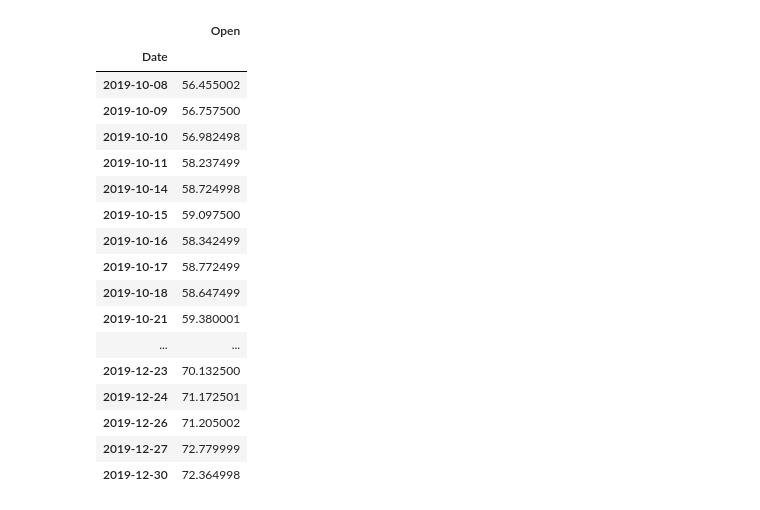
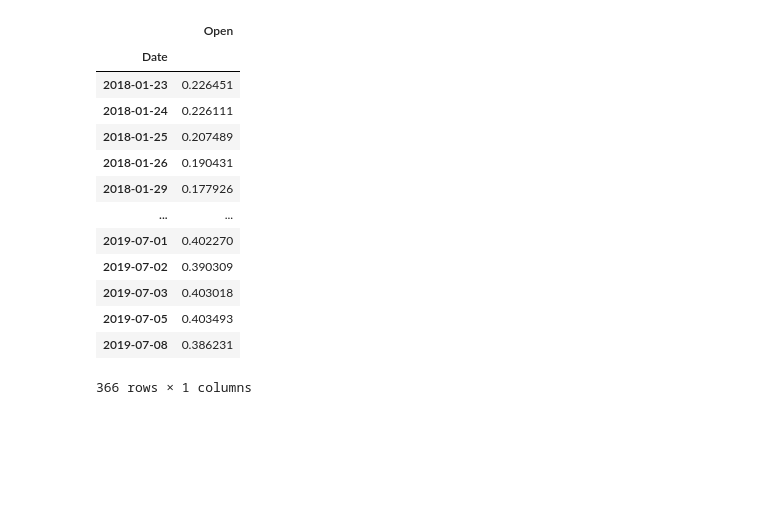
Before and after one commit to Kamran-Afzali/Quantitative-Finance, a Jupyter notebook: LSTM-stock-prediction-with-Keras-functional-API/Dl_Data.ipynb, the cells around one changed output. Cells and saved outputs as stored; diff of their text form; code cells hidden in the pictures; blank space fills up the shorter version.

Commit message:
lstm2021

```diff
--- a/LSTM-stock-prediction-with-Keras-functional-API/Dl_Data.ipynb
+++ b/LSTM-stock-prediction-with-Keras-functional-API/Dl_Data.ipynb
@@ -9,7 +9,7 @@ from yahoofinancials import YahooFinancials
 %matplotlib inline
 # %%
 appl_df = yf.download('AAPL',
-                      start='2019-01-01',
+                      start='2018-01-01',
                       end='2019-12-31',
                       progress=False)
 appl_df.head()
@@ -30,11 +30,11 @@ appl_df['Close'].plot(title="Apple's stock price")
 sc = MinMaxScaler(feature_range = (0, 1))
 # %%
 def preproc( data, lag, ratio):
-    data=data.dropna().iloc[:, 0:2]
+    data=data.dropna().iloc[:, 0:1]
     Dates=data.index.unique()
-    data.iloc[:, 1] = sc.fit_transform(data.iloc[:, 1].values.reshape(-1, 1))
-    for s in range(1, lag):
-        data['shift_{}'.format(s)] = data['Open'].shift(s)
+    data.iloc[:, 0] = sc.fit_transform(data.iloc[:, 0].values.reshape(-1, 1))
+    for s in range(1, 15):
+        data['shift_{}'.format(s)] = data.iloc[:, 0].shift(s)
     X_data = data.dropna().drop(['Open'], axis=1)
     y_data = data.dropna()[['Open']]
     index=int(round(len(X_data)*ratio))
@@ -46,11 +46,11 @@ def preproc( data, lag, ratio):
 # %%
 a,b,c,d,e=preproc(appl_df, 15, 0.75)
 # %%
-tsla_df = yf.download('TSLA',
-                      start='2019-01-01',
+spy_df = yf.download('SPY',
+                      start='2018-01-01',
                       end='2019-12-31',
                       progress=False)
-tsla_df.head()
+spy_df.head()
 # %% [output]
 |  | Open | High | Low | Close | Adj Close | Volume |
 | Date |  |  |  |  |  |  |
@@ -68,4 +68,4 @@ def preproc2( data1, data2, lag, ratio):
     X2=preproc(data2, lag, ratio)
     return X1,X2;
 # %%
-dataLSTM=preproc2( tsla_df, appl_df, 15, 0.75)
+dataLSTM=preproc2( spy_df, appl_df, 15, 0.75)
@@ -72,21 +89,17 @@ dataLSTM=preproc2( tsla_df, appl_df, 15, 0.75)
 # %%
-dataLSTM[1][3]
+dataLSTM[1][2]
 # %% [output]
 |  | Open |
 | Date |  |
-| 2019-10-08 | 56.455002 |
-| 2019-10-09 | 56.757500 |
-| 2019-10-10 | 56.982498 |
-| 2019-10-11 | 58.237499 |
-| 2019-10-14 | 58.724998 |
-| 2019-10-15 | 59.097500 |
-| 2019-10-16 | 58.342499 |
-| 2019-10-17 | 58.772499 |
-| 2019-10-18 | 58.647499 |
-| 2019-10-21 | 59.380001 |
+| 2018-01-23 | 0.226451 |
+| 2018-01-24 | 0.226111 |
+| 2018-01-25 | 0.207489 |
+| 2018-01-26 | 0.190431 |
+| 2018-01-29 | 0.177926 |
 | ... | ... |
-| 2019-12-23 | 70.132500 |
-| 2019-12-24 | 71.172501 |
-| 2019-12-26 | 71.205002 |
-| 2019-12-27 | 72.779999 |
-| 2019-12-30 | 72.364998 |
+| 2019-07-01 | 0.402270 |
+| 2019-07-02 | 0.390309 |
+| 2019-07-03 | 0.403018 |
+| 2019-07-05 | 0.403493 |
+| 2019-07-08 | 0.386231 |
+366 rows × 1 columns
```
Also changed, not shown: parts of 17 cells of this notebook, 1 other file.
